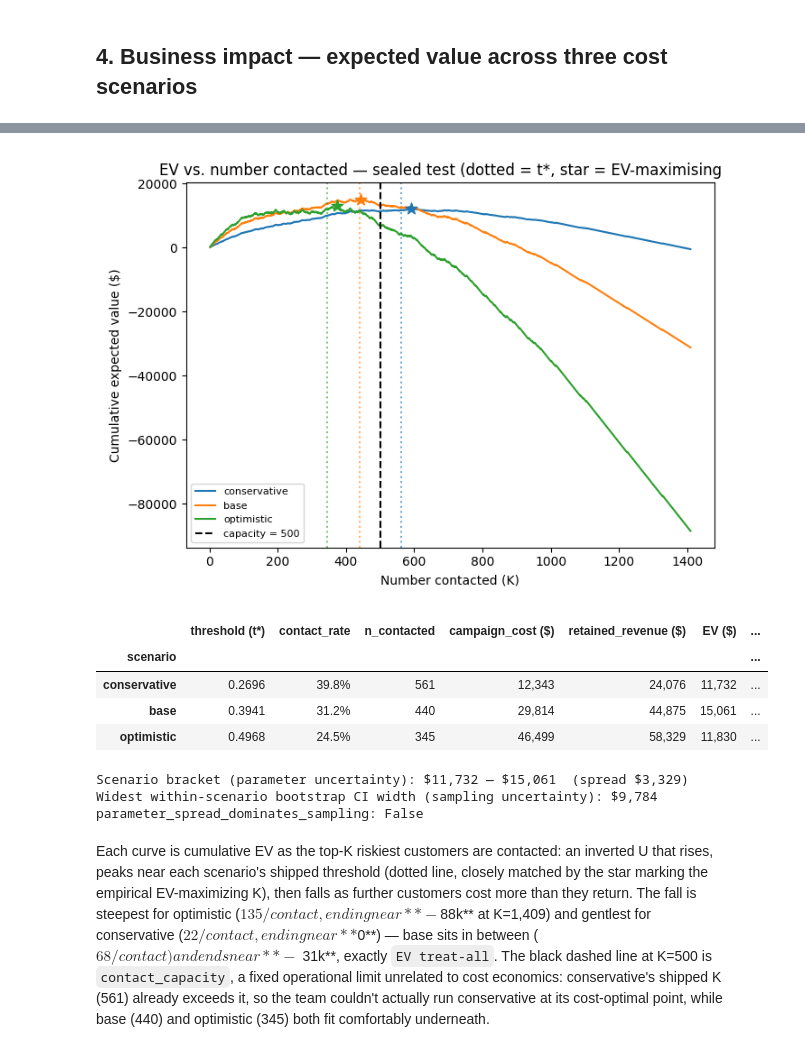
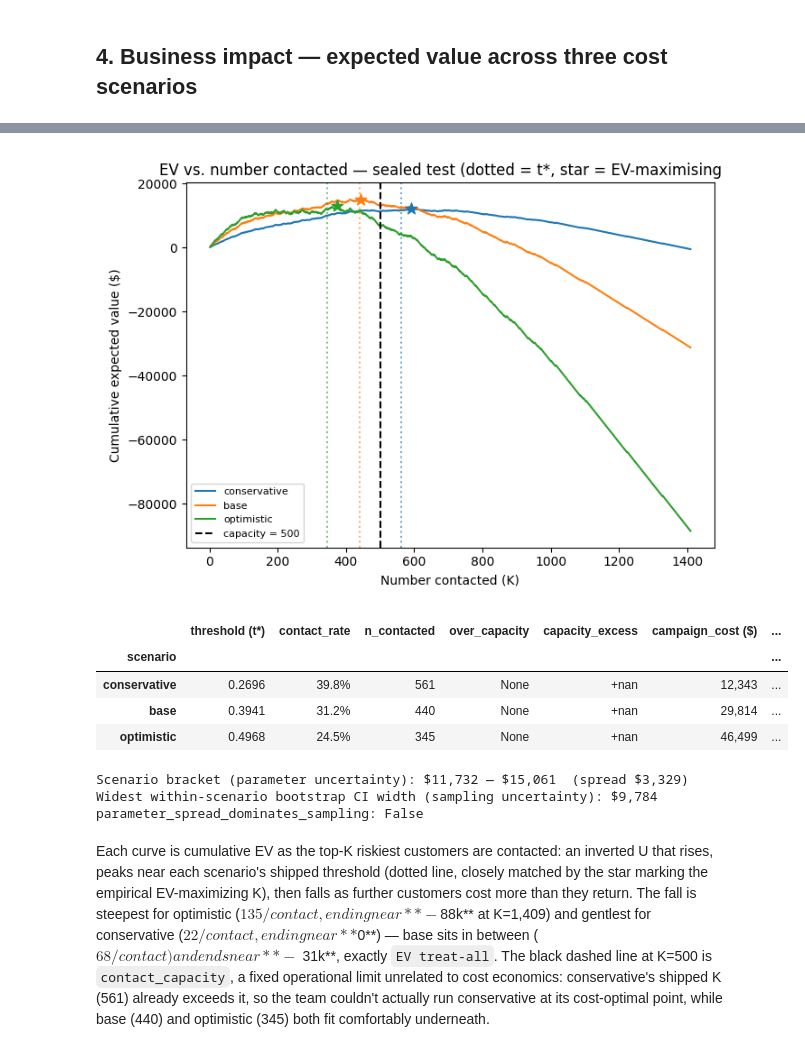
Before and after one commit to Ampofowaa/TelcoChurn_PortfolioProject, a Jupyter notebook: notebooks/05-evaluation-and-error-analysis.ipynb, the cells around one changed output, grey strips where cells are left out. Drawn from its saved outputs; the diff is of its cells as text; code cells hidden in the pictures.

```diff
--- a/notebooks/05-evaluation-and-error-analysis.ipynb
+++ b/notebooks/05-evaluation-and-error-analysis.ipynb
@@ -533,15 +535,21 @@ campaign needs to hit to break even.
 display(Image(filename=str(Path(eval_figures["ev_by_budget.png"]))))
 
 business = metrics["business_impact"]
+capacity_check = economics.get("capacity_budget_check", {})
 scenario_rows = []
 for name, row in business["scenarios"].items():
+    flags = capacity_check.get(name, {})
     scenario_rows.append(
         {
             "scenario": name,
             "threshold (t*)": row["threshold"],
             "contact_rate": row["contact_rate"],
             "n_contacted": row["n_contacted"],
+            "over_capacity": flags.get("over_capacity"),
+            "capacity_excess": flags.get("capacity_excess", float("nan")),
             "campaign_cost ($)": row["campaign_cost"],
+            "over_budget": flags.get("over_budget"),
+            "budget_excess ($)": flags.get("budget_excess", float("nan")),
             "retained_revenue ($)": row["retained_revenue"],
             "EV ($)": row["ev"],
             "EV CI lower": row["ev_ci_lower"],
@@ -551,38 +559,40 @@ for name, row in business["scenarios"].items():
             "break_even_retention_rate": row["break_even_retention_rate"],
         }
     )
 scenario_df = pd.DataFrame(scenario_rows).set_index("scenario")
 display(
     scenario_df.style.format(
         {
             "threshold (t*)": "{:.4f}",
             "contact_rate": "{:.1%}",
+            "capacity_excess": "{:+.0f}",
             "campaign_cost ($)": "{:,.0f}",
+            "budget_excess ($)": "{:+,.0f}",
             "retained_revenue ($)": "{:,.0f}",
             "EV ($)": "{:,.0f}",
             "EV CI lower": "{:,.0f}",
             "EV CI upper": "{:,.0f}",
             "EV treat-all ($)": "{:,.0f}",
             "EV treat-none ($)": "{:,.0f}",
             "break_even_retention_rate": "{:.3f}",
         }
     )
 )
 
 print(
     f"\nScenario bracket (parameter uncertainty): "
     f"${business['ev_bracket_min']:,.0f} — ${business['ev_bracket_max']:,.0f}  "
     f"(spread ${business['ev_spread']:,.0f})"
 )
 print(f"Widest within-scenario bootstrap CI width (sampling uncertainty): ${business['widest_within_scenario_ci_width']:,.0f}")
 print(f"parameter_spread_dominates_sampling: {business['parameter_spread_dominates_sampling']}")
 # %% [output]
 [figure]
-|  | threshold (t*) | contact_rate | n_contacted | campaign_cost ($) | retained_revenue ($) | EV ($) | ... |
+|  | threshold (t*) | contact_rate | n_contacted | over_capacity | capacity_excess | campaign_cost ($) | ... |
 | scenario |  |  |  |  |  |  | ... |
-| conservative | 0.2696 | 39.8% | 561 | 12,343 | 24,076 | 11,732 | ... |
-| base | 0.3941 | 31.2% | 440 | 29,814 | 44,875 | 15,061 | ... |
-| optimistic | 0.4968 | 24.5% | 345 | 46,499 | 58,329 | 11,830 | ... |
+| conservative | 0.2696 | 39.8% | 561 | None | +nan | 12,343 | ... |
+| base | 0.3941 | 31.2% | 440 | None | +nan | 29,814 | ... |
+| optimistic | 0.4968 | 24.5% | 345 | None | +nan | 46,499 | ... |
 Scenario bracket (parameter uncertainty): $11,732 — $15,061  (spread $3,329)
 Widest within-scenario bootstrap CI width (sampling uncertainty): $9,784
 parameter_spread_dominates_sampling: False
```
Also changed, not shown: parts of 2 cells of this notebook, 1 other file.
